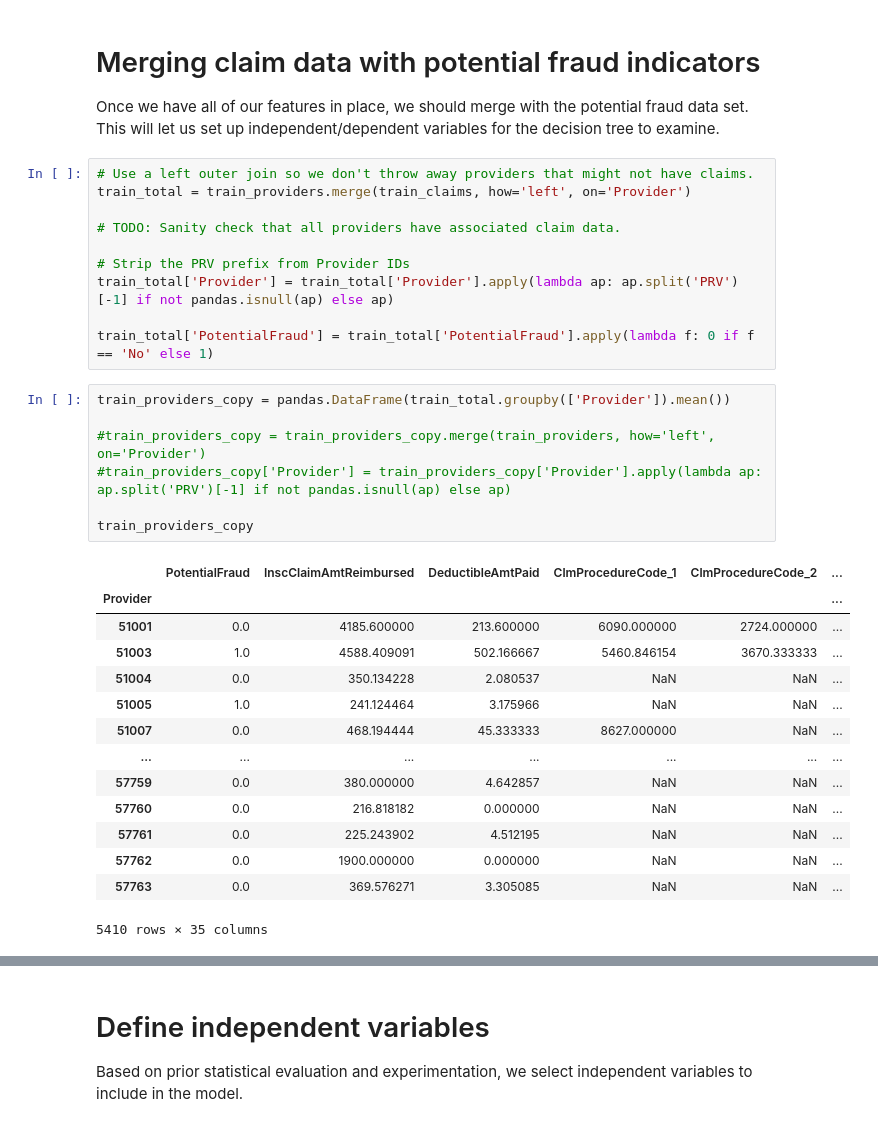
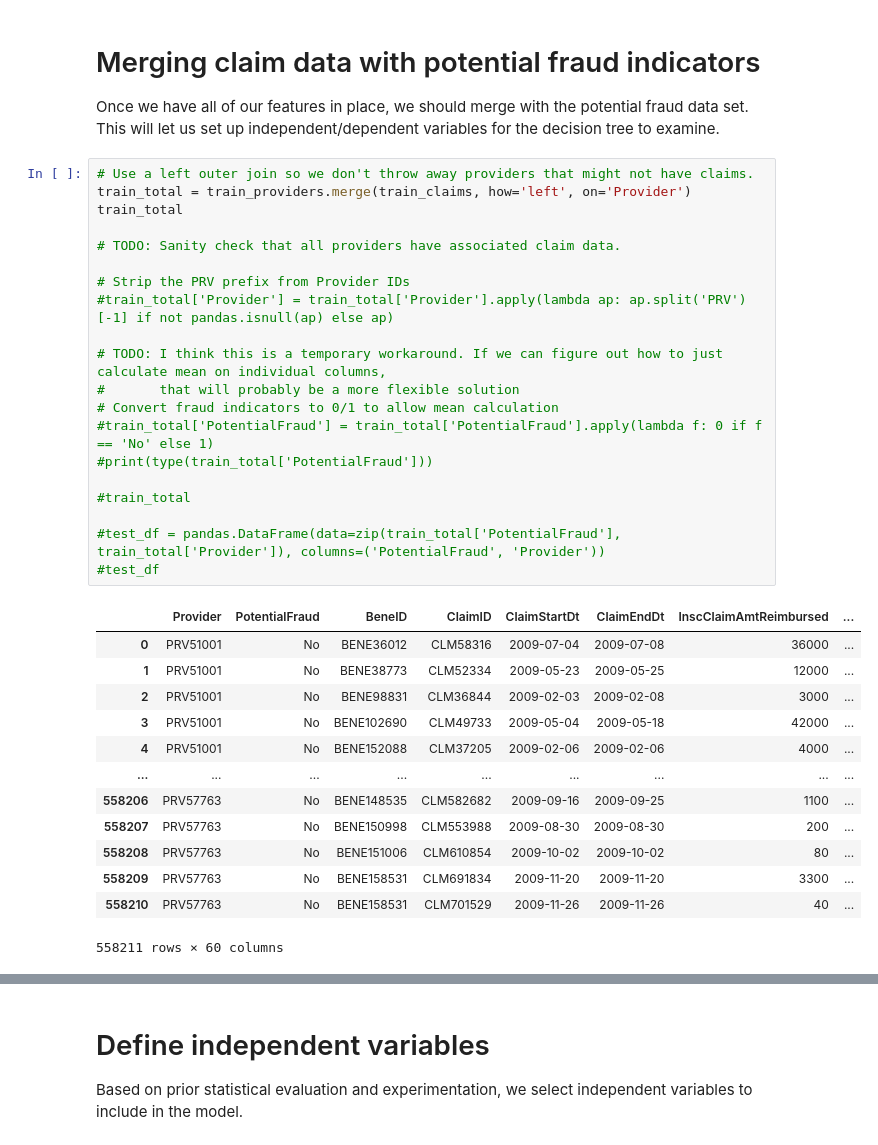
Before and after one commit to supernaut11/data602-final-project, a Jupyter notebook: src/model_fraud_mdehn.ipynb, the cells around one changed output, grey strips where cells are left out. Drawn from its saved outputs; the diff is of its cells as text.

```diff
--- a/src/model_fraud_mdehn.ipynb
+++ b/src/model_fraud_mdehn.ipynb
@@ -232,32 +232,34 @@ This will let us set up independent/dependent variables for the decision tree to
 # %%
 # Use a left outer join so we don't throw away providers that might not have claims.
 train_total = train_providers.merge(train_claims, how='left', on='Provider')
+train_total
 
 # TODO: Sanity check that all providers have associated claim data.
 
 # Strip the PRV prefix from Provider IDs
-train_total['Provider'] = train_total['Provider'].apply(lambda ap: ap.split('PRV')[-1] if not pandas.isnull(ap) else ap)
+#train_total['Provider'] = train_total['Provider'].apply(lambda ap: ap.split('PRV')[-1] if not pandas.isnull(ap) else ap)
 
-train_total['PotentialFraud'] = train_total['PotentialFraud'].apply(lambda f: 0 if f == 'No' else 1)
+# TODO: I think this is a temporary workaround. If we can figure out how to just calculate mean on individual columns,
+#       that will probably be a more flexible solution
+# Convert fraud indicators to 0/1 to allow mean calculation
+#train_total['PotentialFraud'] = train_total['PotentialFraud'].apply(lambda f: 0 if f == 'No' else 1)
+#print(type(train_total['PotentialFraud']))
+
+#train_total
+
+#test_df = pandas.DataFrame(data=zip(train_total['PotentialFraud'], train_total['Provider']), columns=('PotentialFraud', 'Provider'))
+#test_df
+# %% [output]
+|  | Provider | PotentialFraud | BeneID | ClaimID | ClaimStartDt | ClaimEndDt | InscClaimAmtReimbursed | ... |
+| 0 | PRV51001 | No | BENE36012 | CLM58316 | 2009-07-04 | 2009-07-08 | 36000 | ... |
+| 1 | PRV51001 | No | BENE38773 | CLM52334 | 2009-05-23 | 2009-05-25 | 12000 | ... |
+| 2 | PRV51001 | No | BENE98831 | CLM36844 | 2009-02-03 | 2009-02-08 | 3000 | ... |
+| 3 | PRV51001 | No | BENE102690 | CLM49733 | 2009-05-04 | 2009-05-18 | 42000 | ... |
+| 4 | PRV51001 | No | BENE152088 | CLM37205 | 2009-02-06 | 2009-02-06 | 4000 | ... |
+| ... | ... | ... | ... | ... | ... | ... | ... | ... |
+| 558206 | PRV57763 | No | BENE148535 | CLM582682 | 2009-09-16 | 2009-09-25 | 1100 | ... |
+| 558207 | PRV57763 | No | BENE150998 | CLM553988 | 2009-08-30 | 2009-08-30 | 200 | ... |
+| 558208 | PRV57763 | No | BENE151006 | CLM610854 | 2009-10-02 | 2009-10-02 | 80 | ... |
+| 558209 | PRV57763 | No | BENE158531 | CLM691834 | 2009-11-20 | 2009-11-20 | 3300 | ... |
+| 558210 | PRV57763 | No | BENE158531 | CLM701529 | 2009-11-26 | 2009-11-26 | 40 | ... |
+558211 rows × 60 columns
-# %%
-train_providers_copy = pandas.DataFrame(train_total.groupby(['Provider']).mean())
-
-#train_providers_copy = train_providers_copy.merge(train_providers, how='left', on='Provider')
-#train_providers_copy['Provider'] = train_providers_copy['Provider'].apply(lambda ap: ap.split('PRV')[-1] if not pandas.isnull(ap) else ap)
-
-train_providers_copy
-# %% [output]
-|  | PotentialFraud | InscClaimAmtReimbursed | DeductibleAmtPaid | ClmProcedureCode_1 | ClmProcedureCode_2 | ... |
-| Provider |  |  |  |  |  | ... |
-| 51001 | 0.0 | 4185.600000 | 213.600000 | 6090.000000 | 2724.000000 | ... |
-| 51003 | 1.0 | 4588.409091 | 502.166667 | 5460.846154 | 3670.333333 | ... |
-| 51004 | 0.0 | 350.134228 | 2.080537 | NaN | NaN | ... |
-| 51005 | 1.0 | 241.124464 | 3.175966 | NaN | NaN | ... |
-| 51007 | 0.0 | 468.194444 | 45.333333 | 8627.000000 | NaN | ... |
-| ... | ... | ... | ... | ... | ... | ... |
-| 57759 | 0.0 | 380.000000 | 4.642857 | NaN | NaN | ... |
-| 57760 | 0.0 | 216.818182 | 0.000000 | NaN | NaN | ... |
-| 57761 | 0.0 | 225.243902 | 4.512195 | NaN | NaN | ... |
-| 57762 | 0.0 | 1900.000000 | 0.000000 | NaN | NaN | ... |
-| 57763 | 0.0 | 369.576271 | 3.305085 | NaN | NaN | ... |
-5410 rows × 35 columns
```
Also changed, not shown: parts of 4 cells of this notebook.
